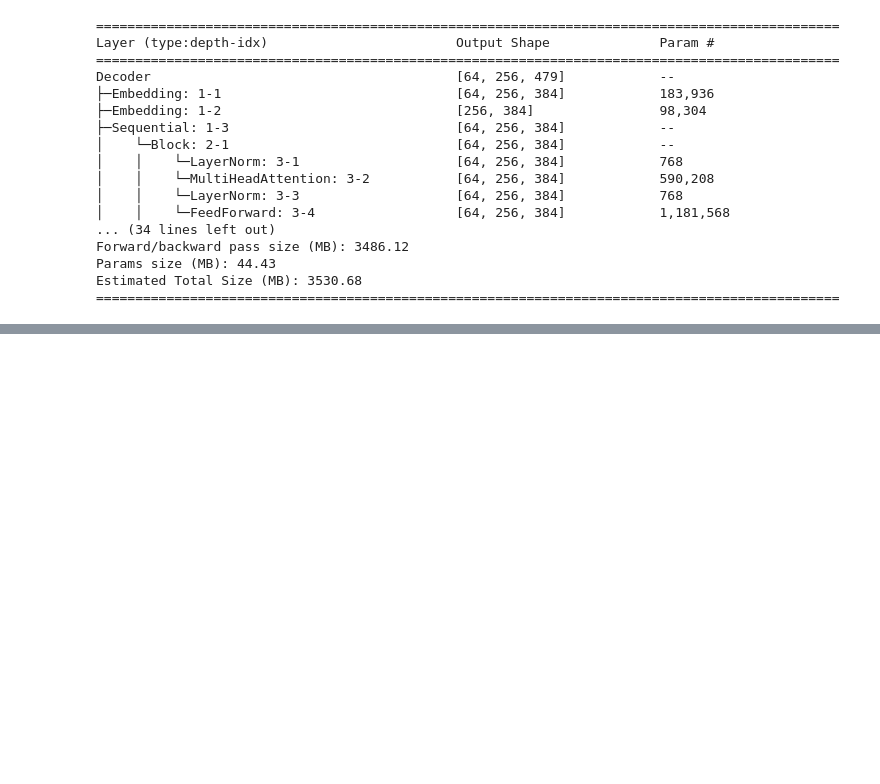
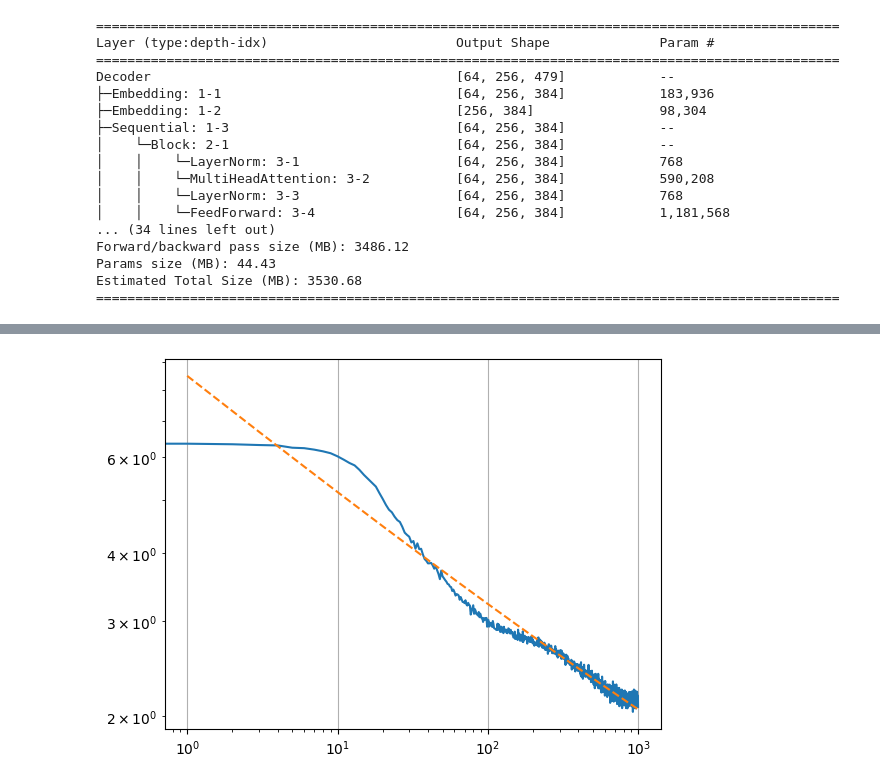
Before and after one commit to mjub/transformer-from-scratch, a Jupyter notebook: notebooks/draft.ipynb, the cells around one changed output, grey strips where cells are left out. Saved outputs shown, nothing was run; the diff lists cells and outputs as text; code cells hidden in the pictures; blank space fills up the shorter version.

Commit message:
Update my progress on the transformer architecture

```diff
--- a/notebooks/draft.ipynb
+++ b/notebooks/draft.ipynb
@@ -580,20 +580,35 @@ Forward/backward pass size (MB): 3486.12
 Params size (MB): 44.43
 Estimated Total Size (MB): 3530.68
 ===============================================================================================
+# %%
+from transformers import get_cosine_schedule_with_warmup
+
+MAX_ITERS = 1000
+
+scheduler = get_cosine_schedule_with_warmup(
+    optimizer,
+    num_warmup_steps=MAX_ITERS//10,
+    num_training_steps=MAX_ITERS,
+)
 # %%
 import time
 import tqdm
+import matplotlib.pyplot as plt
 
 torch.cuda.synchronize()
 start = time.time()
 
-for steps in tqdm.tqdm(range(30000)):
+losses = []
+
+for steps in tqdm.tqdm(range(MAX_ITERS)):
     xb, yb = get_batch("train")
 
     logits, loss = model(xb, yb)
+    losses.append(loss.item())
     optimizer.zero_grad(set_to_none=True)
     loss.backward()
     optimizer.step()
+    scheduler.step()
 
     if steps % eval_interval == 0:
         print(f"Step {steps} ({time.time() - start:.5f}s):", loss.item())
@@ -621,0 +625,17 @@ with open('document.md', 'w', encoding="utf-8") as fd:
+# %%
+import numpy as np
+from scipy.optimize import curve_fit
+
+def power_law(x, a, b, c):
+    return a * np.power(x, -b) + c
+
+params, _ = curve_fit(power_law, xdata=np.arange(1, MAX_ITERS + 1), ydata=np.array(losses), p0=[5.0, 0.3, 1.7])
+a, b, c = params
+xi = np.arange(1, MAX_ITERS + 1)
+
+plt.loglog(losses)
+plt.loglog(xi, power_law(xi, a, b, c), linestyle='--')
+plt.grid()
+plt.show()
+# %% [output]
+[figure, added]
```
Also changed, not shown: parts of 10 cells of this notebook, 3 other files.
